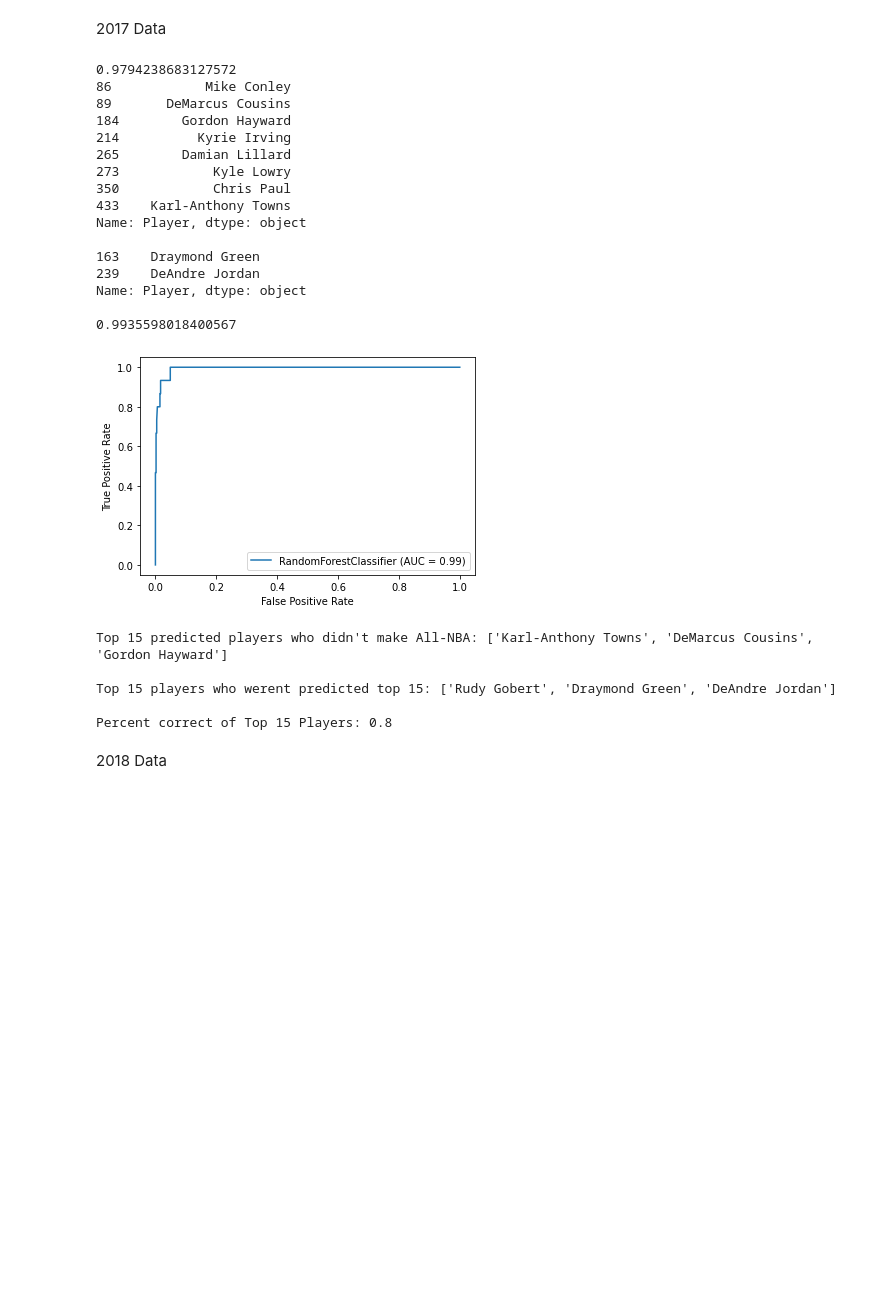
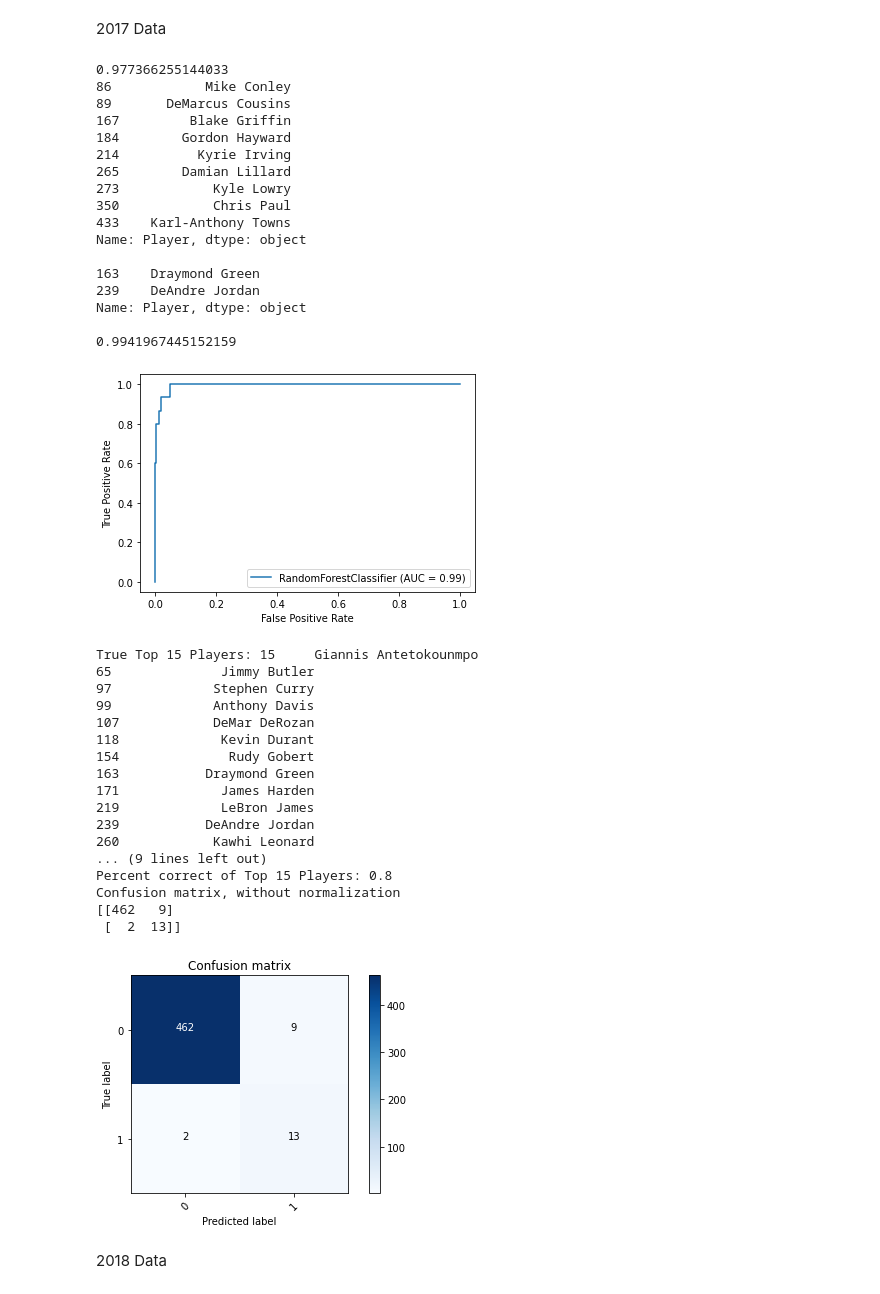
Before and after one commit to jakepardue/ds504_final_project_predict_all_nba, a Jupyter notebook: random_forest.ipynb, the cells around one changed output. Saved outputs shown, nothing was run; the diff lists cells and outputs as text; code cells hidden in the pictures; blank space fills up the shorter version.

```diff
--- a/random_forest.ipynb
+++ b/random_forest.ipynb
@@ -14,3 +16,39 @@ import pydot
+# %%
+# Function to plot Confusion Matrix (to be used later).
+# #found on https://www.kaggle.com/sid321axn/fraud-detection-deep-learning-with-smote
+def plot_confusion_matrix(cm, classes,
+                          normalize=False,
+                          title='Confusion matrix',
+                          cmap=plt.cm.Blues):
+    """
+    This function prints and plots the confusion matrix.
+    Normalization can be applied by setting `normalize=True`.
+    """
+    if normalize:
+        cm = cm.astype('float') / cm.sum(axis=1)[:, np.newaxis]
+        print("Normalized confusion matrix")
+    else:
+        print('Confusion matrix, without normalization')
+
+    print(cm)
+
+    plt.imshow(cm, interpolation='nearest', cmap=cmap)
+    plt.title(title)
+    plt.colorbar()
+    tick_marks = np.arange(len(classes))
+    plt.xticks(tick_marks, classes, rotation=45)
+    plt.yticks(tick_marks, classes)
+
+    fmt = '.2f' if normalize else 'd'
+    thresh = cm.max() / 2.
+    for i, j in itertools.product(range(cm.shape[0]), range(cm.shape[1])):
+        plt.text(j, i, format(cm[i, j], fmt),
+                 horizontalalignment="center",
+                 color="white" if cm[i, j] > thresh else "black")
+
+    plt.ylabel('True label')
+    plt.xlabel('Predicted label')
+    plt.tight_layout()
 # %% [markdown]
 We will test to see if our data is imbalanced.
 # %%
@@ -117,41 +152,58 @@ test_data2017["Predicted_All_NBA"] = predicted_y
 #players predicted to be on All-NBA and were not on All-NBA
 print(test_data2017.loc[(test_data2017.All_NBA == False) & (test_data2017.Predicted_All_NBA == True),"Player"])
 print()
 #players predicted not to be on All-NBA and was listed on All-NBA
 print(test_data2017.loc[(test_data2017.All_NBA == True) & (test_data2017.Predicted_All_NBA == False),"Player"])
 print()
 
 # compute ROC AUC score
 print(roc_auc_score(test_player_class2017,grid_search_rf.predict_proba(test_player_data2017)[:,1]))
 #plot ROC Curve
 plot_roc_curve(grid_search_rf, test_player_data2017,test_player_class2017)
 plt.show()
 
 #Calculate Top 15 All-NBA and get percentage
 grabTop15Players(test_data2017,test_player_data2017)
+matrix = confusion_matrix(test_player_class2017,predicted_y)
+plot_confusion_matrix(matrix,classes=[0,1])
+plt.savefig('2017_rf_confusion_matrix.png')
 # %% [output]
-0.9794238683127572
+0.977366255144033
 86            Mike Conley
 89       DeMarcus Cousins
+167         Blake Griffin
 184        Gordon Hayward
 214          Kyrie Irving
 265        Damian Lillard
 273            Kyle Lowry
 350            Chris Paul
 433    Karl-Anthony Towns
 Name: Player, dtype: object
 
 163    Draymond Green
 239    DeAndre Jordan
 Name: Player, dtype: object
 
-0.9935598018400567
+0.9941967445152159
-[figure, old version]
+[figure, new version]
-Top 15 predicted players who didn't make All-NBA: ['Karl-Anthony Towns', 'DeMarcus Cousins', 'Gordon Hayward']
-
-Top 15 players who werent predicted top 15: ['Rudy Gobert', 'Draymond Green', 'DeAndre Jordan']
-
+True Top 15 Players: 15     Giannis Antetokounmpo
+65              Jimmy Butler
+97             Stephen Curry
+99             Anthony Davis
+107            DeMar DeRozan
+118             Kevin Durant
+154              Rudy Gobert
+163           Draymond Green
+171             James Harden
+219             LeBron James
+239           DeAndre Jordan
+260            Kawhi Leonard
+... (9 lines left out)
 Percent correct of Top 15 Players: 0.8
+Confusion matrix, without normalization
+[[462   9]
+ [  2  13]]
+[figure, added]
 # %% [markdown]
 2018 Data
 # %%
```
Also changed, not shown: parts of 7 cells of this notebook, 31 other files.
